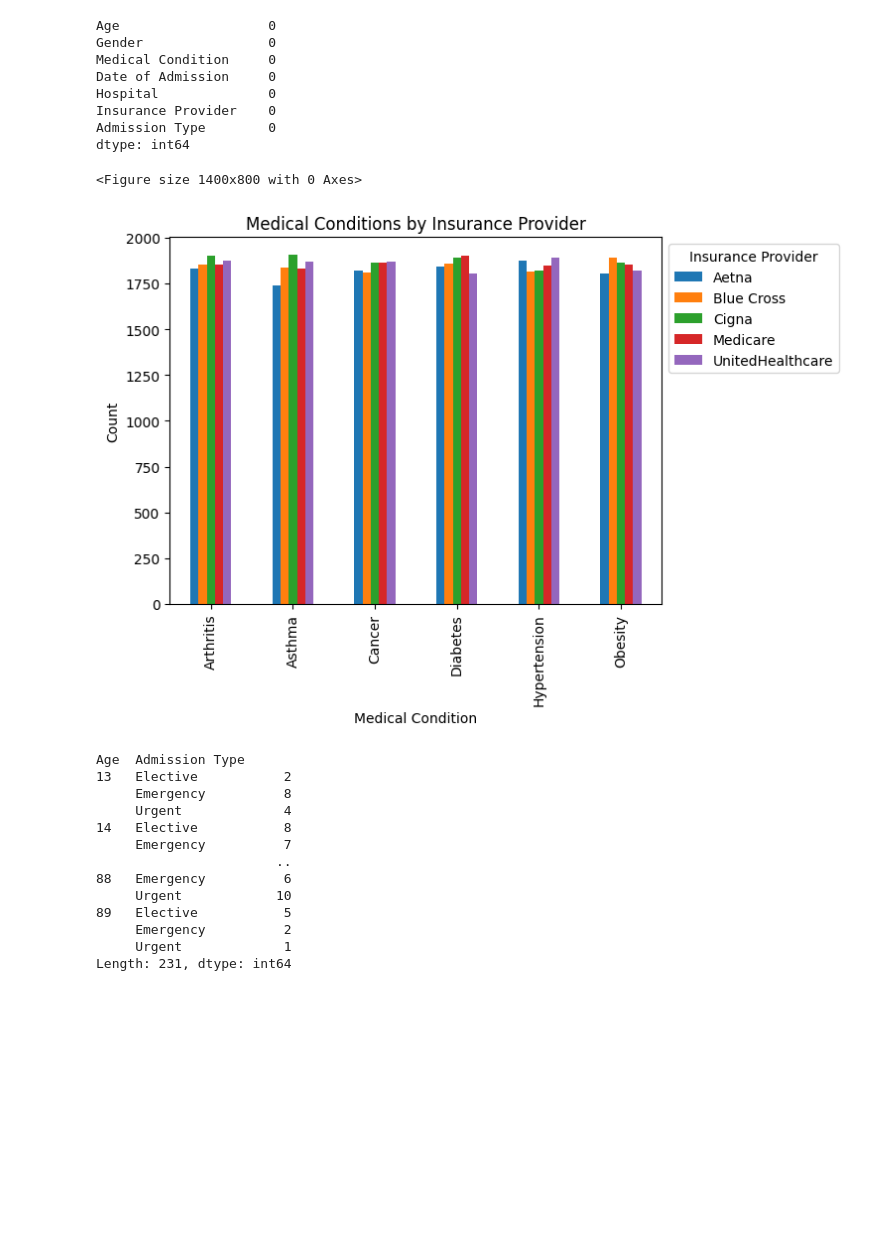
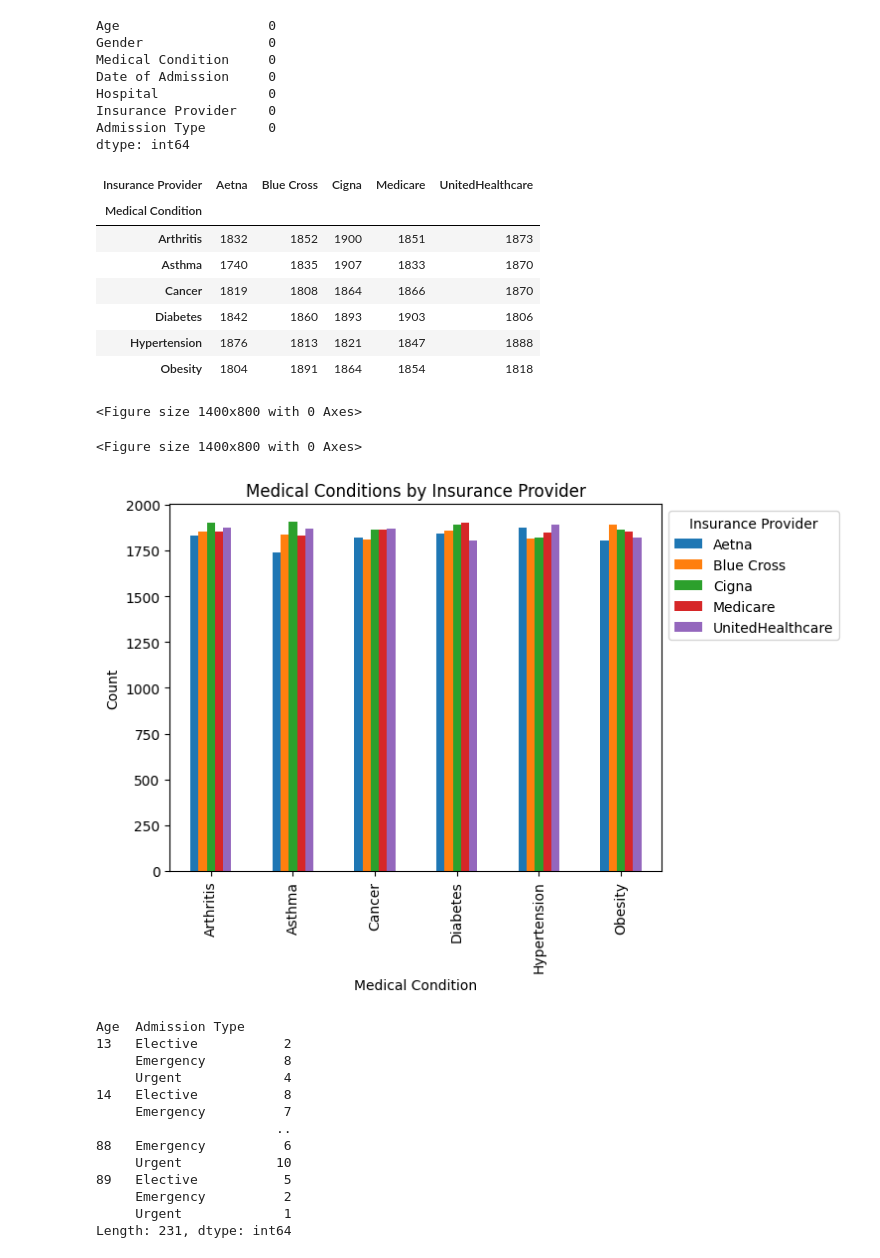
Before and after one commit to BriCodes23/group-1_project-1, a Jupyter notebook: group 1_project 1.ipynb, the cells around one changed output. Drawn from its saved outputs; the diff is of its cells as text; code cells hidden in the pictures; blank space fills up the shorter version.

```diff
--- a/group 1_project 1.ipynb
+++ b/group 1_project 1.ipynb
@@ -52,17 +52,31 @@ Insurance Provider    0
 Admission Type        0
 dtype: int64
 # %%
-# Create a grouped bar chart for medical condition and insurance provider
+# Show groupby data for medical condition and insurance provider
 plt.figure(figsize=(14, 8))
-health_data.groupby(['Medical Condition', 'Insurance Provider']).size().unstack().plot(kind='bar')
-plt.title('Medical Conditions by Insurance Provider')
-plt.xlabel('Medical Condition')
-plt.ylabel('Count')
-plt.legend(title='Insurance Provider', bbox_to_anchor=(1, 1))
-plt.show()
+health_data.groupby(['Medical Condition', 'Insurance Provider']).size().unstack()
 # %% [output]
+| Insurance Provider | Aetna | Blue Cross | Cigna | Medicare | UnitedHealthcare |
+| Medical Condition |  |  |  |  |  |
+| Arthritis | 1832 | 1852 | 1900 | 1851 | 1873 |
+| Asthma | 1740 | 1835 | 1907 | 1833 | 1870 |
+| Cancer | 1819 | 1808 | 1864 | 1866 | 1870 |
+| Diabetes | 1842 | 1860 | 1893 | 1903 | 1806 |
+| Hypertension | 1876 | 1813 | 1821 | 1847 | 1888 |
+| Obesity | 1804 | 1891 | 1864 | 1854 | 1818 |
 <Figure size 1400x800 with 0 Axes>
-[figure, removed]
+# %%
+# Create a grouped bar chart for medical condition and insurance provider
+plt.figure(figsize=(14, 8))
+health_data.groupby(['Medical Condition', 'Insurance Provider']).size().unstack().plot(kind='bar')
+plt.title('Medical Conditions by Insurance Provider')
+plt.xlabel('Medical Condition')
+plt.ylabel('Count')
+plt.legend(title='Insurance Provider', bbox_to_anchor=(1, 1))
+plt.show()
+# %% [output]
+<Figure size 1400x800 with 0 Axes>
+[figure, added]
 # %%
 #Group data by Age and count the type of admissions by age
 
```
